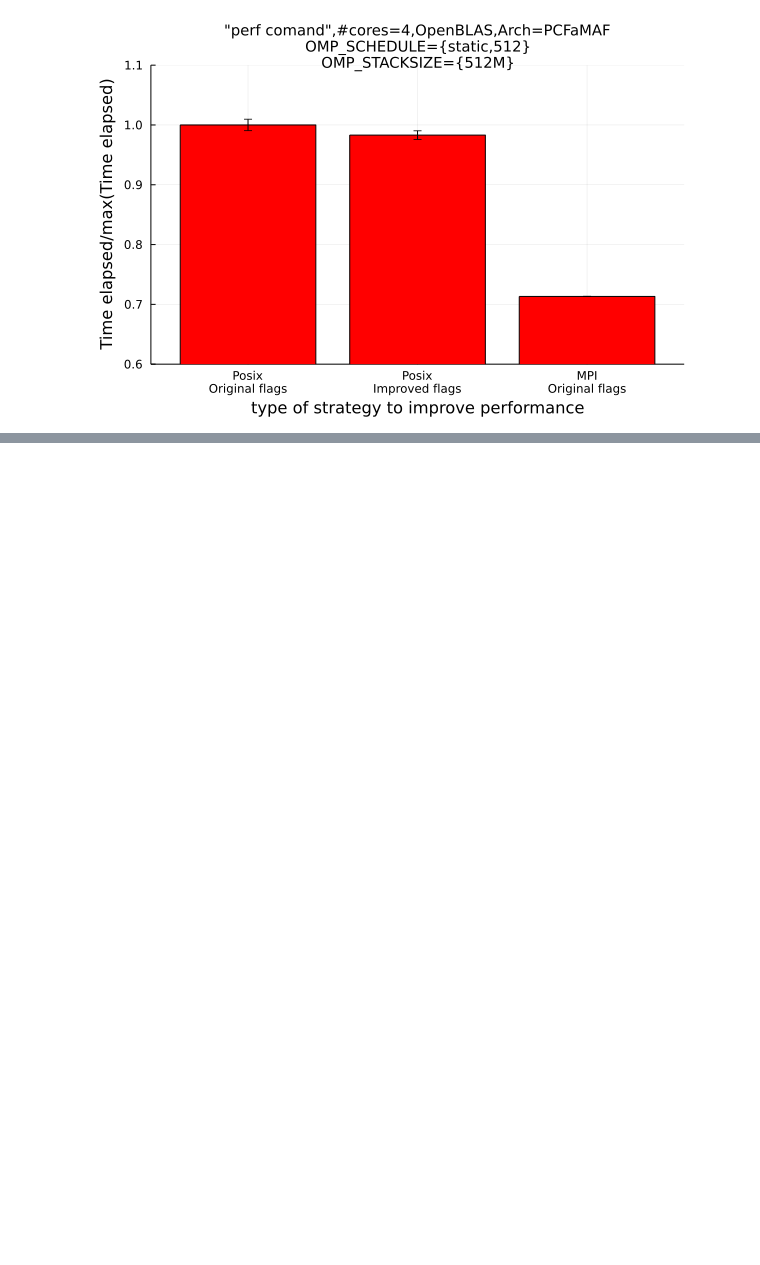
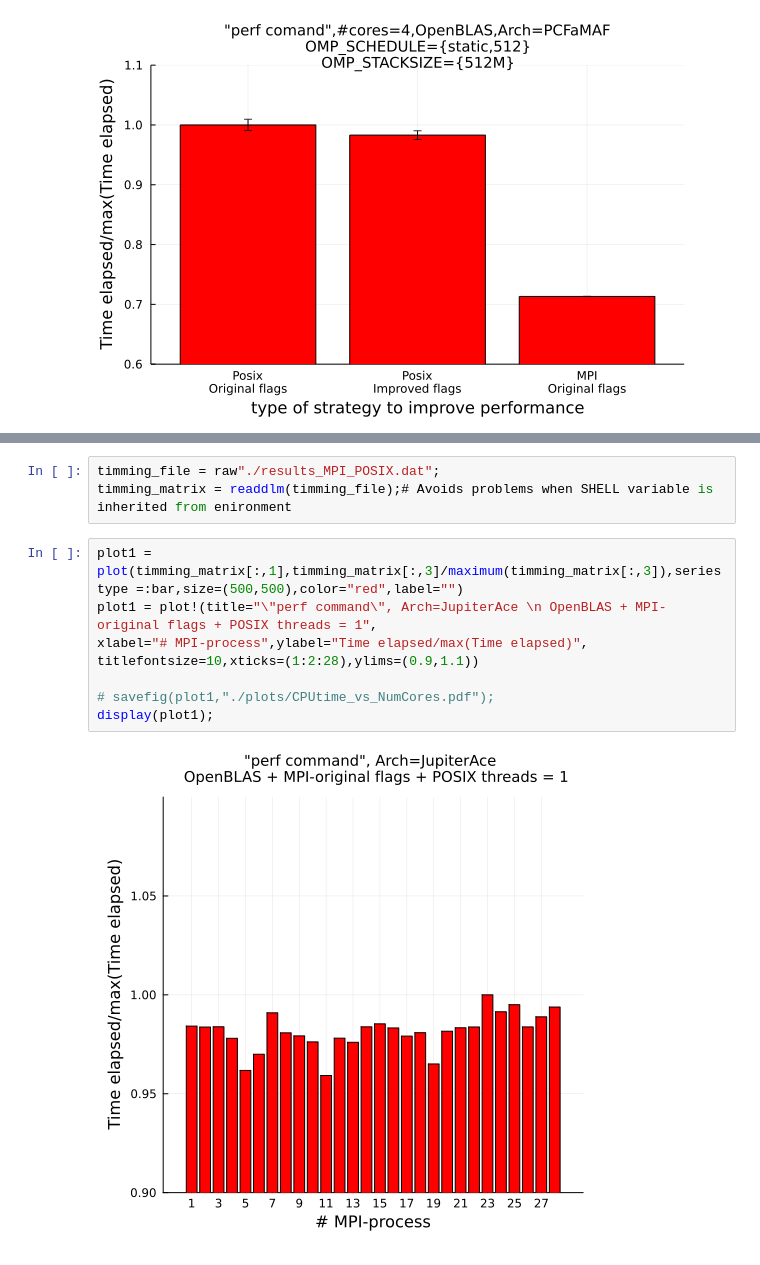
Before and after one commit to mendzmartin/mctdh_cp2021, a Jupyter notebook: double_quantum_dot_model/qdot_02/energies_vs_lambda/study_of_performance_04/results.ipynb, the cells around one changed output, grey strips where cells are left out. Saved outputs shown, nothing was run; the diff lists cells and outputs as text; blank space fills up the shorter version.

```diff
--- a/double_quantum_dot_model/qdot_02/energies_vs_lambda/study_of_performance_04/results.ipynb
+++ b/double_quantum_dot_model/qdot_02/energies_vs_lambda/study_of_performance_04/results.ipynb
@@ -372,0 +409,13 @@ display(plot1);
+# %%
+timming_file = raw"./results_MPI_POSIX.dat";
+timming_matrix = readdlm(timming_file);# Avoids problems when SHELL variable is inherited from enironment
+# %%
+plot1 = plot(timming_matrix[:,1],timming_matrix[:,3]/maximum(timming_matrix[:,3]),seriestype =:bar,size=(500,500),color="red",label="")
+plot1 = plot!(title="\"perf command\", Arch=JupiterAce \n OpenBLAS + MPI-original flags + POSIX threads = 1",
+xlabel="# MPI-process",ylabel="Time elapsed/max(Time elapsed)",
+titlefontsize=10,xticks=(1:2:28),ylims=(0.9,1.1))
+
+# savefig(plot1,"./plots/CPUtime_vs_NumCores.pdf");
+display(plot1);
+# %% [output]
+[figure, added]
```
Also changed, not shown: parts of 7 cells of this notebook, 6 other files.
